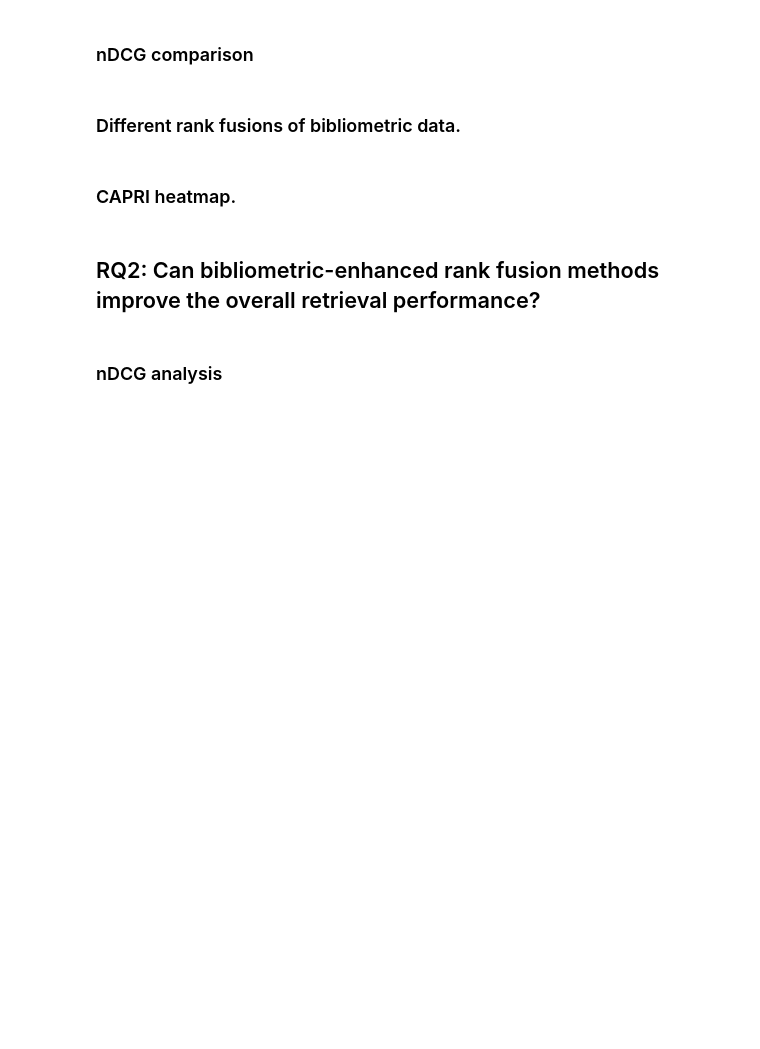
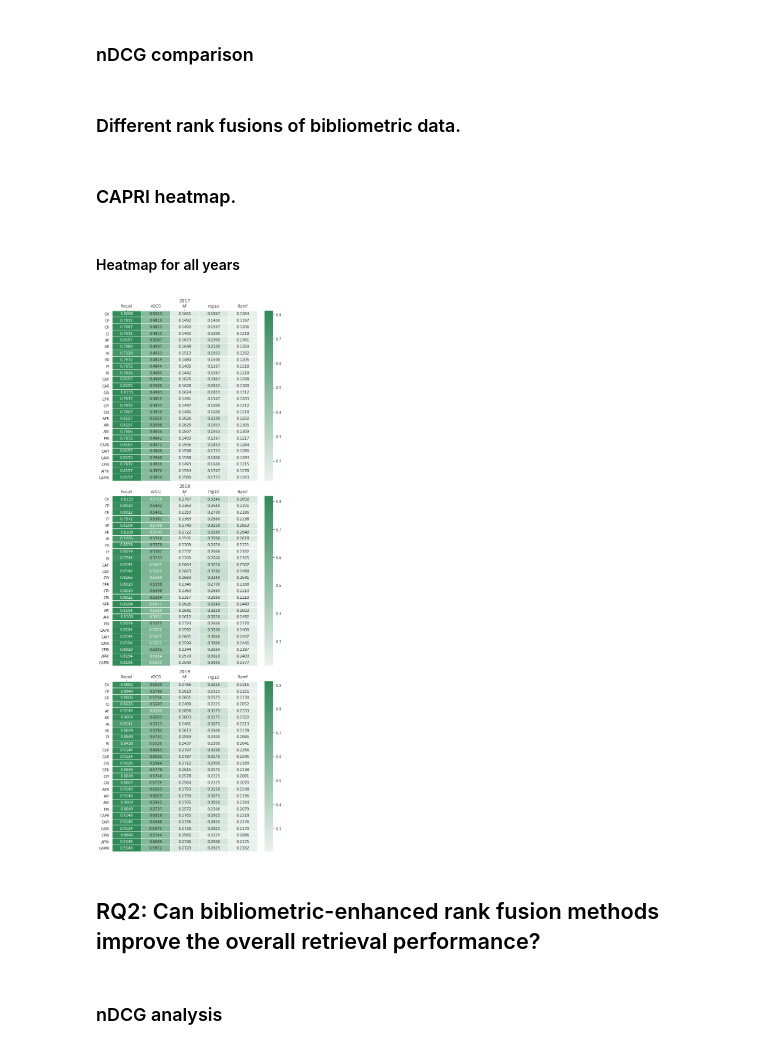
Before and after one commit to irgroup/jcdl2023-data-fusion, a Jupyter notebook: fuse.ipynb, the cells around one changed output. Cells and saved outputs as stored; diff of their text form; code cells hidden in the pictures; blank space fills up the shorter version.

Commit message:
add heatmap for all three years.

```diff
--- a/fuse.ipynb
+++ b/fuse.ipynb
@@ -210,6 +210,67 @@ ax = sns.heatmap(df.T, annot=True, fmt=".4f", linewidth=.5, cmap=palette)
 ax.xaxis.tick_top()
 file_path = ''.join(['figures/trec-pm-', current_year, '-abstracts/capri.rrf.heatmap.pdf'])
 plt.savefig(file_path, bbox_inches='tight')
+# %% [markdown]
+#### Heatmap for all years
+# %%
+fig, axes = plt.subplots(nrows=3, ncols=1, figsize=(7,21), constrained_layout=True)
+
+for i, current_year in enumerate(['2017', '2018', '2019']):
+
+    qrels = Qrels.from_file(years_and_qrels[current_year]['PATH_QRELS'], kind="trec")
+
+    run_cite = get_run('TC', year=years_and_qrels[current_year]['YEAR']) # get run based on citations
+    run_alt = get_run('ATTENTION_SCORE', year=years_and_qrels[current_year]['YEAR']) # get run based on attention score
+    run_py = get_run('PY', year=years_and_qrels[current_year]['YEAR'])
+    run_rl = get_run('RL', year=years_and_qrels[current_year]['YEAR'])
+    run_if = get_run('IF', year=years_and_qrels[current_year]['YEAR'])
+
+    fuse_method = 'rrf'
+
+    fused_runs = []
+
+    run_dict = {'C': run_cite,
+                'A': run_alt,
+                'P': run_py,
+                'R': run_rl,
+                'I': run_if}
+
+    # https://stackoverflow.com/questions/464864/how-to-get-all-possible-combinations-of-a-list-s-elements
+    import itertools
+
+    # run_codes = ['a', 'b', 'c', 'd', 'e']
+    run_codes = list(run_dict.keys())
+
+    for L in range(len(run_codes) + 1):
+        for subset in itertools.combinations(run_codes, L):
+            if len(subset) > 1:
+
+                run_name = ''.join(list(subset))
+                comb = [run_dict.get(code) for code in subset]
+                run_fuse = fuse(runs=comb, method=fuse_method)
+                run_fuse.name = run_name
+                fused_runs.append(run_fuse)
+
+    report = compare(
+        qrels=qrels,
+        runs=fused_runs,
+        metrics=["recall", "ndcg", "map", "precision@10", "bpref"],
+        rounding_digits=4,
+        max_p=0.05
+    )
+
+    df = pd.DataFrame.from_dict(report.results)
+    df = df.rename(index={"recall": "Recall", "ndcg": "nDCG", "map": "AP", "precision@10": "P@10", "bpref": "Bpref"})
+    # fig, ax = plt.subplots(figsize=(8,10))
+    palette = sns.light_palette("seagreen", as_cmap=True)
+    ax = sns.heatmap(df.T, annot=True, fmt=".4f", linewidth=.5, cmap=palette, ax=axes[i])
+    axes[i].set_title(current_year)
+    ax.xaxis.tick_top()
+
+file_path = ''.join(['figures/capri.rrf.heatmap.all.years.pdf'])
+plt.savefig(file_path, bbox_inches='tight')
+# %% [output]
+[figure, added]
 # %% [markdown]
 ## RQ2: Can bibliometric-enhanced rank fusion methods improve the overall retrieval performance?
 # %%
```
Also changed, not shown: 1 other file.
